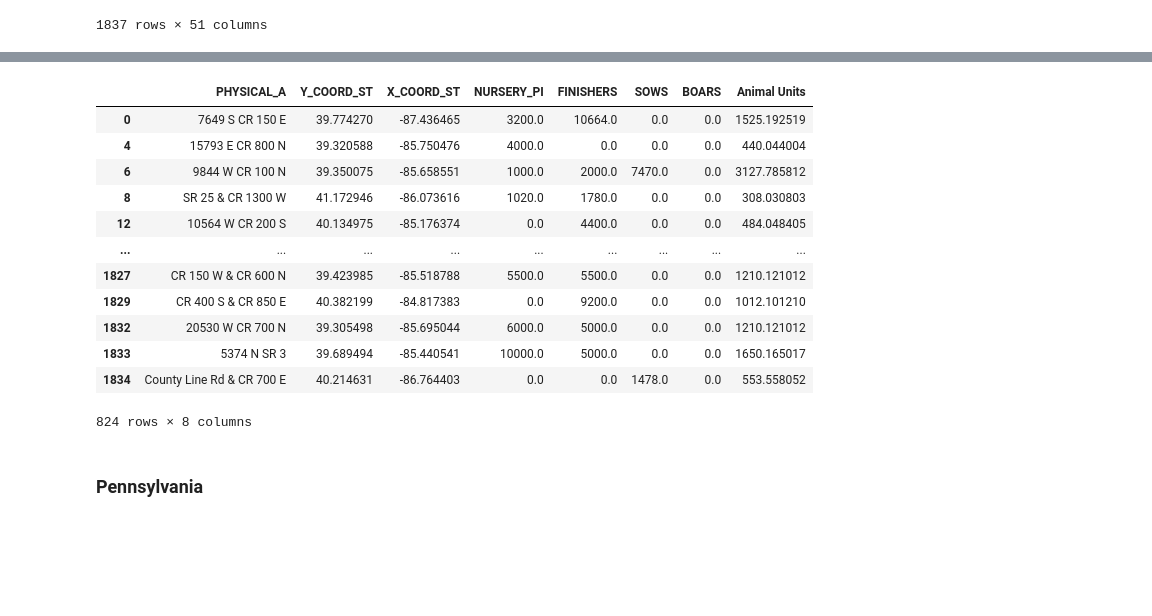
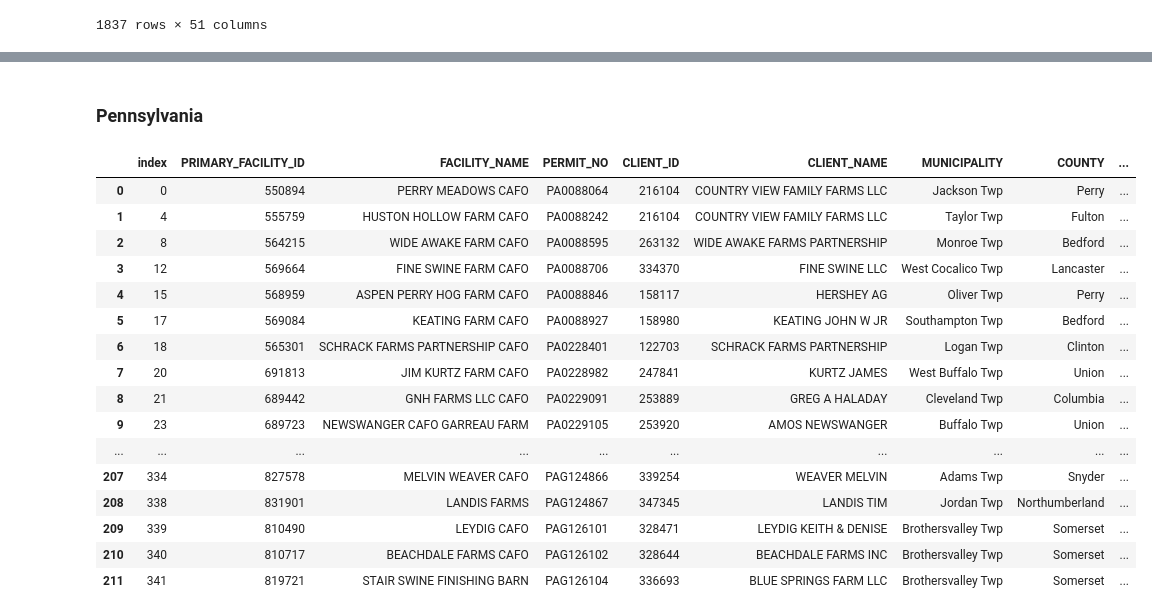
Before and after one commit to emartinher-ULaval/Ontario_P-FlowsRecovery, a Jupyter notebook: Data/CAFOSSizesDistributions/CAFOS_Sizes_Distributions.ipynb, the cells around one changed output, grey strips where cells are left out. Saved outputs shown, nothing was run; the diff lists cells and outputs as text; code cells hidden in the pictures; blank space fills up the shorter version.

```diff
--- a/Data/CAFOSSizesDistributions/CAFOS_Sizes_Distributions.ipynb
+++ b/Data/CAFOSSizesDistributions/CAFOS_Sizes_Distributions.ipynb
@@ -951,19 +953,38 @@ Indiana_df_Swine_filtered
-# %%
-Indiana_Filtered = Indiana_df_Swine_filtered[Indiana_df_Swine_filtered['Animal Units'] > 300]
-Indiana_Filtered
-# %% [output]
-|  | PHYSICAL_A | Y_COORD_ST | X_COORD_ST | NURSERY_PI | FINISHERS | SOWS | BOARS | Animal Units |
-| 0 | 7649 S CR 150 E | 39.774270 | -87.436465 | 3200.0 | 10664.0 | 0.0 | 0.0 | 1525.192519 |
-| 4 | 15793 E CR 800 N | 39.320588 | -85.750476 | 4000.0 | 0.0 | 0.0 | 0.0 | 440.044004 |
-| 6 | 9844 W CR 100 N | 39.350075 | -85.658551 | 1000.0 | 2000.0 | 7470.0 | 0.0 | 3127.785812 |
-| 8 | SR 25 & CR 1300 W | 41.172946 | -86.073616 | 1020.0 | 1780.0 | 0.0 | 0.0 | 308.030803 |
-| 12 | 10564 W CR 200 S | 40.134975 | -85.176374 | 0.0 | 4400.0 | 0.0 | 0.0 | 484.048405 |
-| ... | ... | ... | ... | ... | ... | ... | ... | ... |
-| 1827 | CR 150 W & CR 600 N | 39.423985 | -85.518788 | 5500.0 | 5500.0 | 0.0 | 0.0 | 1210.121012 |
-| 1829 | CR 400 S & CR 850 E | 40.382199 | -84.817383 | 0.0 | 9200.0 | 0.0 | 0.0 | 1012.101210 |
-| 1832 | 20530 W CR 700 N | 39.305498 | -85.695044 | 6000.0 | 5000.0 | 0.0 | 0.0 | 1210.121012 |
-| 1833 | 5374 N SR 3 | 39.689494 | -85.440541 | 10000.0 | 5000.0 | 0.0 | 0.0 | 1650.165017 |
-| 1834 | County Line Rd & CR 700 E | 40.214631 | -86.764403 | 0.0 | 0.0 | 1478.0 | 0.0 | 553.558052 |
-824 rows × 8 columns
 # %% [markdown]
 ### Pennsylvania
+# %%
+Pennsylvania_df = pd.read_csv('CAFOs_Pennsylvania/CAFOs_Pennsylvania.csv', sep=",", header=0, index_col=0)
+# Pennsylvania report animal units directly
+
+Pennsylvania_df_Swine = Pennsylvania_df[Pennsylvania_df['ANIMAL_TYPES'].notnull()] #remove nan
+Pennsylvania_df_Swine = Pennsylvania_df_Swine[Pennsylvania_df_Swine['ANIMAL_TYPES'].str.contains("Swine")]
+Pennsylvania_df_Swine = Pennsylvania_df_Swine.reset_index()
+#Penn reports the total animal units, although the rows are duplicated indicating the different tupes of animals
+Pennsylvania_df_Swine = Pennsylvania_df_Swine.drop_duplicates(subset='PRIMARY_FACILITY_ID', keep='first')
+Pennsylvania_df_Swine = Pennsylvania_df_Swine[Pennsylvania_df_Swine['TOTAL_AEUS'] > 300]
+Pennsylvania_df_Swine = Pennsylvania_df_Swine.rename(columns={'TOTAL_AEUS':'Animal Units'})
+
+Pennsylvania_df_Swine = Pennsylvania_df_Swine.reset_index()
+
+
+Pennsylvania_df_Swine.to_csv('Swine/Pennsylvania_df_Swine.csv')
+
+Pennsylvania_df_Swine
+# %% [output]
+|  | index | PRIMARY_FACILITY_ID | FACILITY_NAME | PERMIT_NO | CLIENT_ID | CLIENT_NAME | MUNICIPALITY | COUNTY | ... |
+| 0 | 0 | 550894 | PERRY MEADOWS CAFO | PA0088064 | 216104 | COUNTRY VIEW FAMILY FARMS LLC | Jackson Twp | Perry | ... |
+| 1 | 4 | 555759 | HUSTON HOLLOW FARM CAFO | PA0088242 | 216104 | COUNTRY VIEW FAMILY FARMS LLC | Taylor Twp | Fulton | ... |
+| 2 | 8 | 564215 | WIDE AWAKE FARM CAFO | PA0088595 | 263132 | WIDE AWAKE FARMS PARTNERSHIP | Monroe Twp | Bedford | ... |
+| 3 | 12 | 569664 | FINE SWINE FARM CAFO | PA0088706 | 334370 | FINE SWINE LLC | West Cocalico Twp | Lancaster | ... |
+| 4 | 15 | 568959 | ASPEN PERRY HOG FARM CAFO | PA0088846 | 158117 | HERSHEY AG | Oliver Twp | Perry | ... |
+| 5 | 17 | 569084 | KEATING FARM CAFO | PA0088927 | 158980 | KEATING JOHN W JR | Southampton Twp | Bedford | ... |
+| 6 | 18 | 565301 | SCHRACK FARMS PARTNERSHIP CAFO | PA0228401 | 122703 | SCHRACK FARMS PARTNERSHIP | Logan Twp | Clinton | ... |
+| 7 | 20 | 691813 | JIM KURTZ FARM CAFO | PA0228982 | 247841 | KURTZ JAMES | West Buffalo Twp | Union | ... |
+| 8 | 21 | 689442 | GNH FARMS LLC CAFO | PA0229091 | 253889 | GREG A HALADAY | Cleveland Twp | Columbia | ... |
+| 9 | 23 | 689723 | NEWSWANGER CAFO GARREAU FARM | PA0229105 | 253920 | AMOS NEWSWANGER | Buffalo Twp | Union | ... |
+| ... | ... | ... | ... | ... | ... | ... | ... | ... | ... |
+| 207 | 334 | 827578 | MELVIN WEAVER CAFO | PAG124866 | 339254 | WEAVER MELVIN | Adams Twp | Snyder | ... |
+| 208 | 338 | 831901 | LANDIS FARMS | PAG124867 | 347345 | LANDIS TIM | Jordan Twp | Northumberland | ... |
+| 209 | 339 | 810490 | LEYDIG CAFO | PAG126101 | 328471 | LEYDIG KEITH & DENISE | Brothersvalley Twp | Somerset | ... |
+| 210 | 340 | 810717 | BEACHDALE FARMS CAFO | PAG126102 | 328644 | BEACHDALE FARMS INC | Brothersvalley Twp | Somerset | ... |
+| 211 | 341 | 819721 | STAIR SWINE FINISHING BARN | PAG126104 | 336693 | BLUE SPRINGS FARM LLC | Brothersvalley Twp | Somerset | ... |
```
Also changed, not shown: parts of 22 cells of this notebook, 17 other files.
